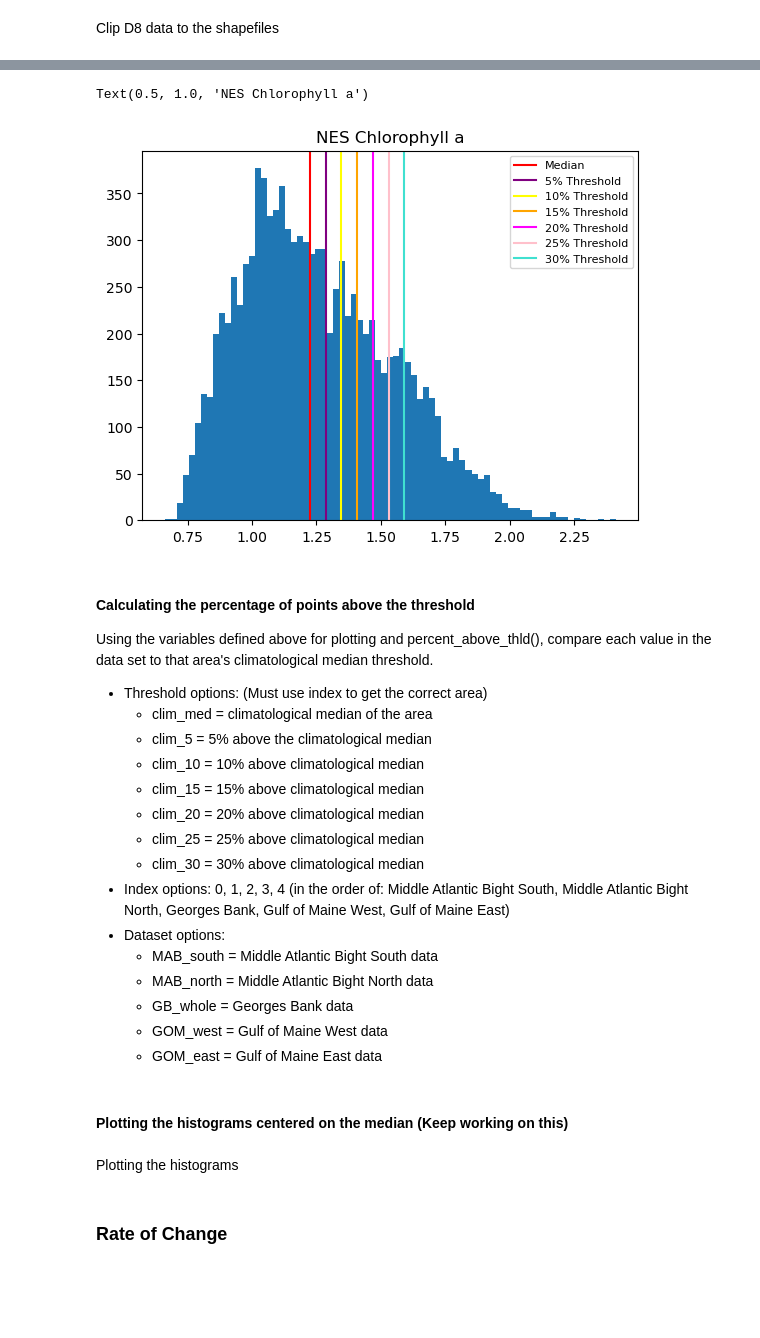
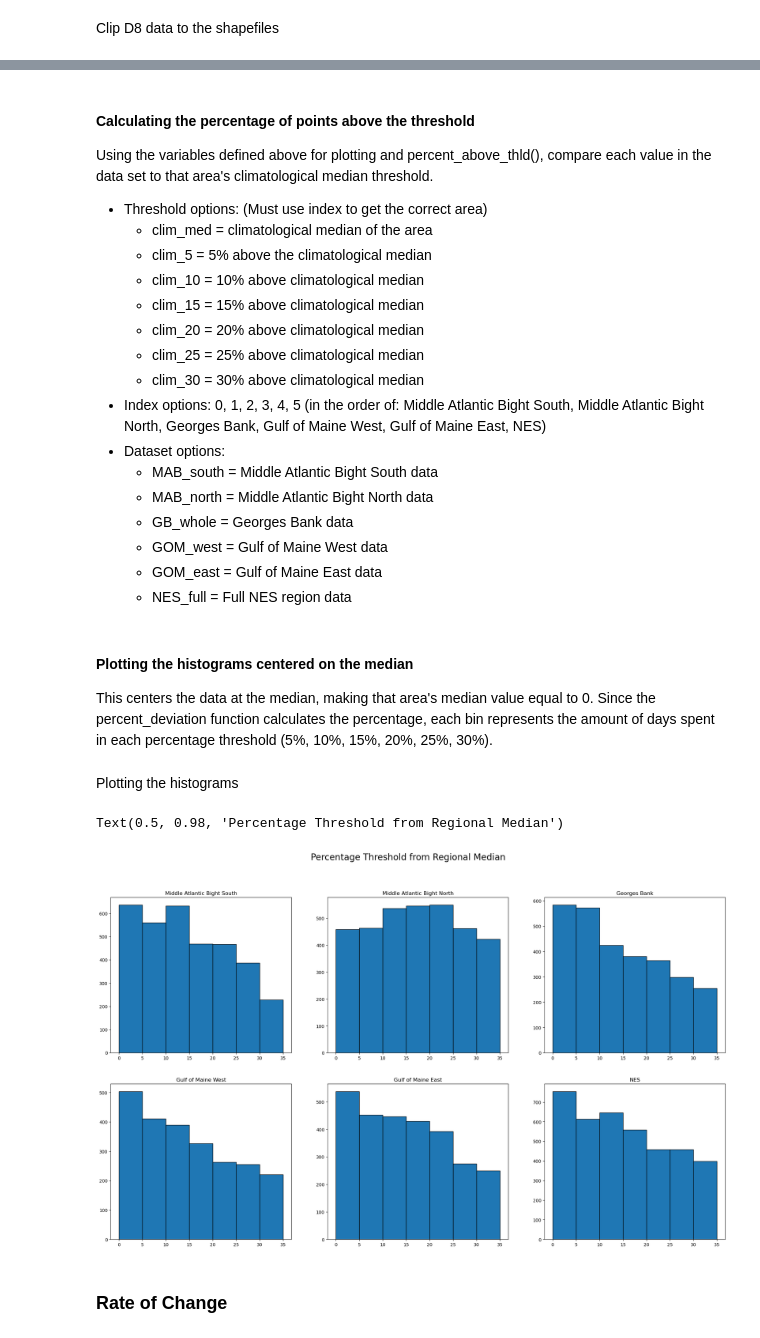
Before and after one commit to gdavis5/phytoplankton_Hollings_project, a Jupyter notebook: Phytoplankton_Phenology_NWA.ipynb, the cells around one changed output, grey strips where cells are left out. Drawn from its saved outputs; the diff is of its cells as text; code cells hidden in the pictures; blank space fills up the shorter version.

```diff
--- a/Phytoplankton_Phenology_NWA.ipynb
+++ b/Phytoplankton_Phenology_NWA.ipynb
@@ -460,17 +462,3 @@ clim_30_NES= clim_NES*1.3
-# %%
-fig=plt.hist(full_NES.CHL_median,bins=75)
-plt.axvline(clim_NES, color='red',label='Median') #Pulls first value in list and then the 1 value in that value
-plt.axvline(clim_5_NES, color='purple', label='5% Threshold')
-plt.axvline(clim_10_NES, color='yellow',label='10% Threshold')
-plt.axvline(clim_15_NES, color='orange',label='15% Threshold')
-plt.axvline(clim_20_NES, color='magenta',label='20% Threshold')
-plt.axvline(clim_25_NES, color='pink',label='25% Threshold')
-plt.axvline(clim_30_NES, color='turquoise',label='30% Threshold')
-plt.legend(fontsize=8)
-plt.title("NES Chlorophyll a")
-# %% [output]
-Text(0.5, 1.0, 'NES Chlorophyll a')
-[figure, removed]
 # %% [markdown]
 #### Calculating the percentage of points above the threshold
 Using the variables defined above for plotting and percent_above_thld(), compare each value in the data set to that area's climatological median threshold.
@@ -482,13 +470,14 @@ Using the variables defined above for plotting and percent_above_thld(), compare
     * clim_20 = 20% above climatological median
     * clim_25 = 25% above climatological median
     * clim_30 = 30% above climatological median
-* Index options: 0, 1, 2, 3, 4 (in the order of: Middle Atlantic Bight South, Middle Atlantic Bight North, Georges Bank, Gulf of Maine West, Gulf of Maine East)
+* Index options: 0, 1, 2, 3, 4, 5 (in the order of: Middle Atlantic Bight South, Middle Atlantic Bight North, Georges Bank, Gulf of Maine West, Gulf of Maine East, NES)
 * Dataset options:
     * MAB_south = Middle Atlantic Bight South data
     * MAB_north = Middle Atlantic Bight North data
     * GB_whole = Georges Bank data
     * GOM_west = Gulf of Maine West data
     * GOM_east = Gulf of Maine East data
+    * NES_full = Full NES region data
 # %%
 MABS_5 = percent_above_thld(clim_5,0,MAB_south)
 print("Middle Atlantic Bight South 5%: " + str(MABS_5))
@@ -523,5 +518,6 @@ print("Gulf of Maine East 15%: " + str(GOME_15))
 # %% [markdown]
-#### Plotting the histograms centered on the median (Keep working on this)
+#### Plotting the histograms centered on the median
+This centers the data at the median, making that area's median value equal to 0. Since the percent_deviation function calculates the percentage, each bin represents the amount of days spent in each percentage threshold (5%, 10%, 15%, 20%, 25%, 30%).
 # %%
 def percent_deviation(dataset,index,median):
     top = dataset.squeeze()-median[index][0]
@@ -534,24 +530,29 @@ MAB_north_per_dev = percent_deviation(MAB_north,1,clim_med)
 GB_per_dev = percent_deviation(GB_whole,2,clim_med)
 GOM_west_per_dev = percent_deviation(GOM_west,3,clim_med)
 GOM_east_per_dev = percent_deviation(GOM_east,4,clim_med)
-full_NES_per_dev = ((full_NES.squeeze()-clim_NES)/clim_NES)*100
+NES_per_dev = percent_deviation(NES_full,5,clim_med)
 # %% [markdown]
 Plotting the histograms
 # %%
-custom_bins=[-10,-5,0,5,10,15,20,25,30,35]
+custom_bins=[0,5,10,15,20,25,30,35]
 fig,axes=plt.subplots(2,3,figsize=(25,14))
+axes=axes.flatten() #Creates a 1-D numpy array of indices for axes instead of a 2 by 3 array
 axes[0].hist(MAB_south_per_dev, bins=custom_bins, edgecolor='black', linewidth=1)
 axes[0].set_title("Middle Atlantic Bight South")
 axes[1].hist(MAB_north_per_dev,bins=custom_bins, edgecolor='black', linewidth=1)
 axes[1].set_title("Middle Atlantic Bight North")
 axes[2].hist(GB_per_dev,bins=custom_bins, edgecolor='black', linewidth=1)
 axes[2].set_title("Georges Bank")
 axes[3].hist(GOM_west_per_dev,bins=custom_bins, edgecolor='black', linewidth=1)
 axes[3].set_title("Gulf of Maine West")
 axes[4].hist(GOM_east_per_dev,bins=custom_bins, edgecolor='black', linewidth=1)
 axes[4].set_title("Gulf of Maine East")
-axes[5].hist(full_NES_per_dev,bins=custom_bins,edgecolor='black',linewidth=1)
+axes[5].hist(NES_per_dev,bins=custom_bins,edgecolor='black',linewidth=1)
 axes[5].set_title("NES")
+fig.suptitle("Percentage Threshold from Regional Median", fontsize=20)
+# %% [output]
+Text(0.5, 0.98, 'Percentage Threshold from Regional Median')
+[figure, added]
 # %%
 #Adding variable to netCDF file
 from netCDF4 import Dataset
```
Also changed, not shown: parts of 19 cells of this notebook, 7 other files.
